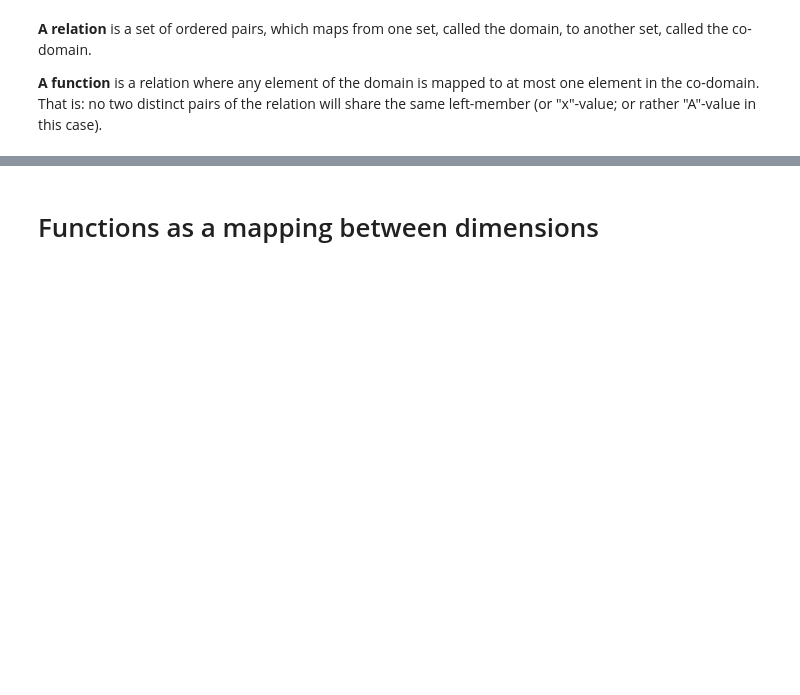
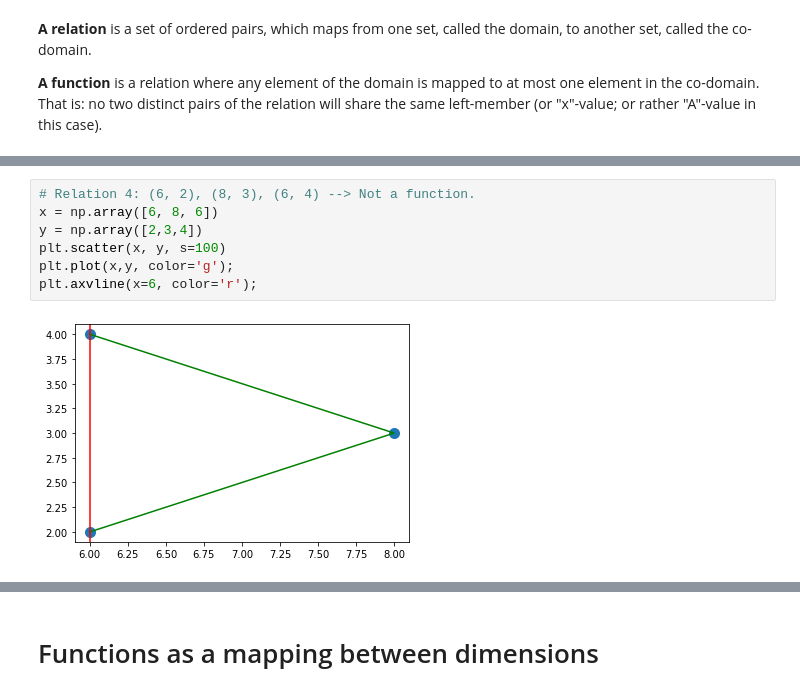
Before and after one commit to rawalk/DS-Unit-1-Sprint-3-Linear-Algebra, a Jupyter notebook: module3-dimensionality-reduction/LS_DS_133_High_Dimensional_Data_Assignment.ipynb, the cells around one changed output, grey strips where cells are left out. Drawn from its saved outputs; the diff is of its cells as text; blank space fills up the shorter version.

```diff
--- a/module3-dimensionality-reduction/LS_DS_133_High_Dimensional_Data_Assignment.ipynb
+++ b/module3-dimensionality-reduction/LS_DS_133_High_Dimensional_Data_Assignment.ipynb
@@ -77,0 +85,9 @@ plt.axvline(x=1, color='r')
+# %%
+# Relation 4: (6, 2), (8, 3), (6, 4) --> Not a function.
+x = np.array([6, 8, 6])
+y = np.array([2,3,4])
+plt.scatter(x, y, s=100)
+plt.plot(x,y, color='g');
+plt.axvline(x=6, color='r');
+# %% [output]
+[figure, added]
```
Also changed, not shown: parts of 13 cells of this notebook.
